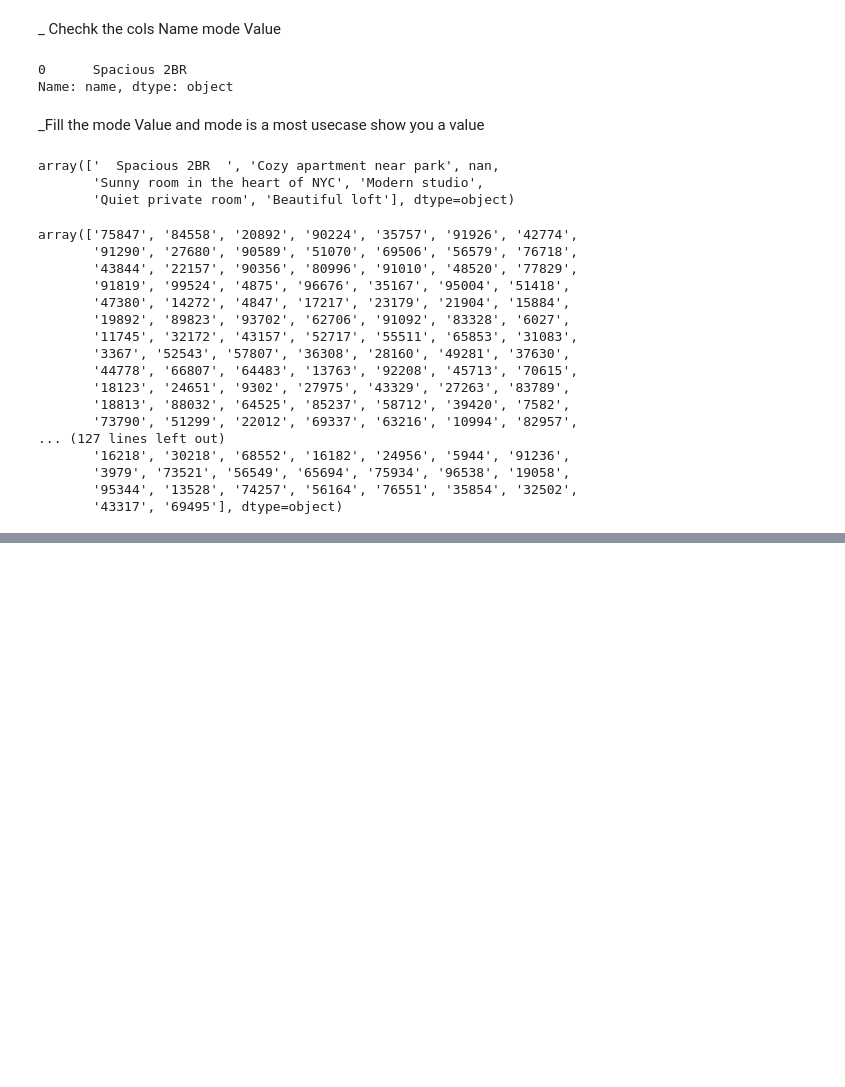
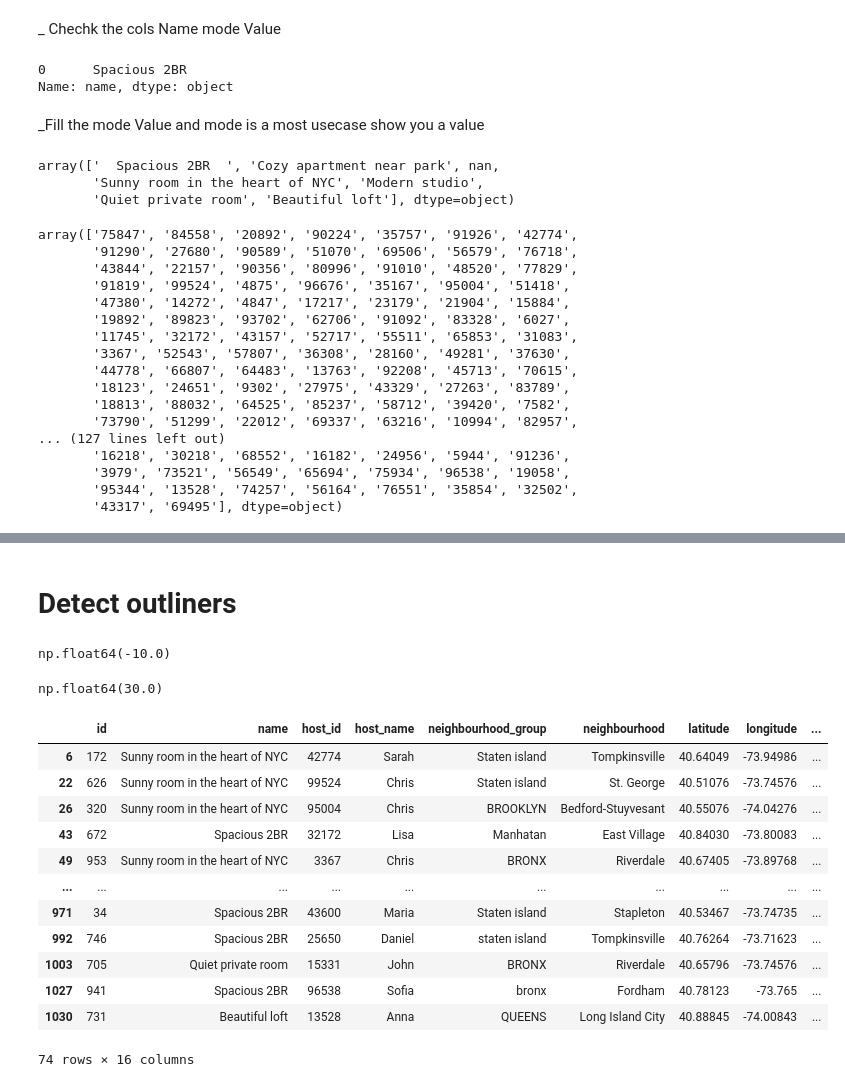
Before and after one commit to malik-tanveer/SMIT-Assigment, a Jupyter notebook: assigment_aibnb/assigment_airbnd_dataset.ipynb, the cells around one changed output, grey strips where cells are left out. Saved outputs shown, nothing was run; the diff lists cells and outputs as text; code cells hidden in the pictures; blank space fills up the shorter version.

```diff
--- a/assigment_aibnb/assigment_airbnd_dataset.ipynb
+++ b/assigment_aibnb/assigment_airbnd_dataset.ipynb
@@ -162,0 +300,40 @@ dtype: int64
+# %% [markdown]
+# Detect outliners
+# %%
+# See the old file and see the how to make a outliiner
+
+import numpy as np
+def detect_outlier(col):
+    Q1 = np.percentile(col,25)
+    Q3 = np.percentile(col,75)
+    IQR = Q3 - Q1
+
+    lower_boundr = Q1 - 1.5 * IQR
+    upper_boundr = Q3 + 1.5 * IQR
+    return lower_boundr,upper_boundr
+# %%
+lb,up =  detect_outlier(data.calculated_host_listings_count)
+# %%
+lb
+# %% [output]
+np.float64(-10.0)
+# %%
+up
+# %% [output]
+np.float64(30.0)
+# %%
+data[(data.availability_365>lb) & (data.availability_365<up)]
+# %% [output]
+|  | id | name | host_id | host_name | neighbourhood_group | neighbourhood | latitude | longitude | ... |
+| 6 | 172 | Sunny room in the heart of NYC | 42774 | Sarah | Staten island | Tompkinsville | 40.64049 | -73.94986 | ... |
+| 22 | 626 | Sunny room in the heart of NYC | 99524 | Chris | Staten island | St. George | 40.51076 | -73.74576 | ... |
+| 26 | 320 | Sunny room in the heart of NYC | 95004 | Chris | BROOKLYN | Bedford-Stuyvesant | 40.55076 | -74.04276 | ... |
+| 43 | 672 | Spacious 2BR | 32172 | Lisa | Manhatan | East Village | 40.84030 | -73.80083 | ... |
+| 49 | 953 | Sunny room in the heart of NYC | 3367 | Chris | BRONX | Riverdale | 40.67405 | -73.89768 | ... |
+| ... | ... | ... | ... | ... | ... | ... | ... | ... | ... |
+| 971 | 34 | Spacious 2BR | 43600 | Maria | Staten island | Stapleton | 40.53467 | -73.74735 | ... |
+| 992 | 746 | Spacious 2BR | 25650 | Daniel | staten island | Tompkinsville | 40.76264 | -73.71623 | ... |
+| 1003 | 705 | Quiet private room | 15331 | John | BRONX | Riverdale | 40.65796 | -73.74576 | ... |
+| 1027 | 941 | Spacious 2BR | 96538 | Sofia | bronx | Fordham | 40.78123 | -73.765 | ... |
+| 1030 | 731 | Beautiful loft | 13528 | Anna | QUEENS | Long Island City | 40.88845 | -74.00843 | ... |
+74 rows × 16 columns
```
Also changed, not shown: parts of 44 cells of this notebook, 1 other file.
